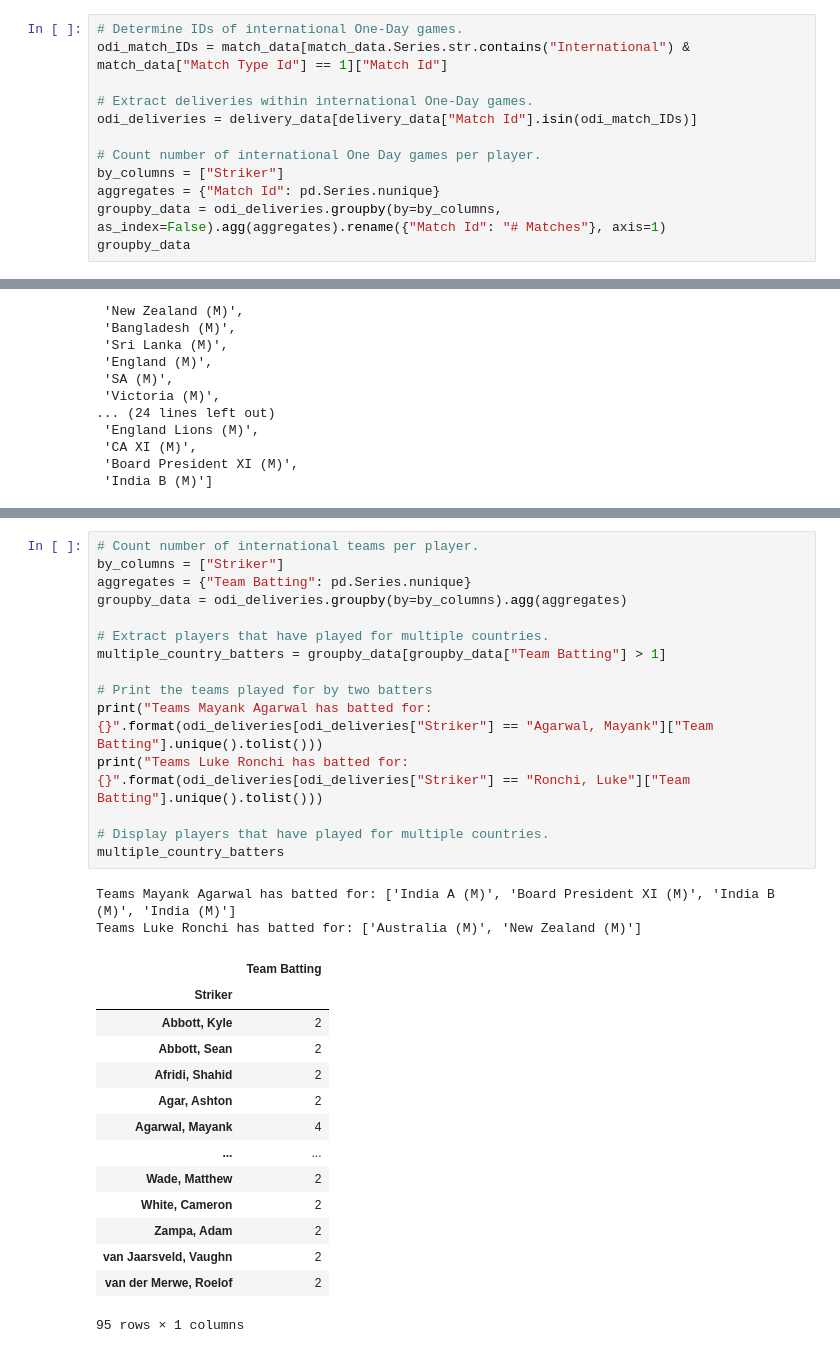
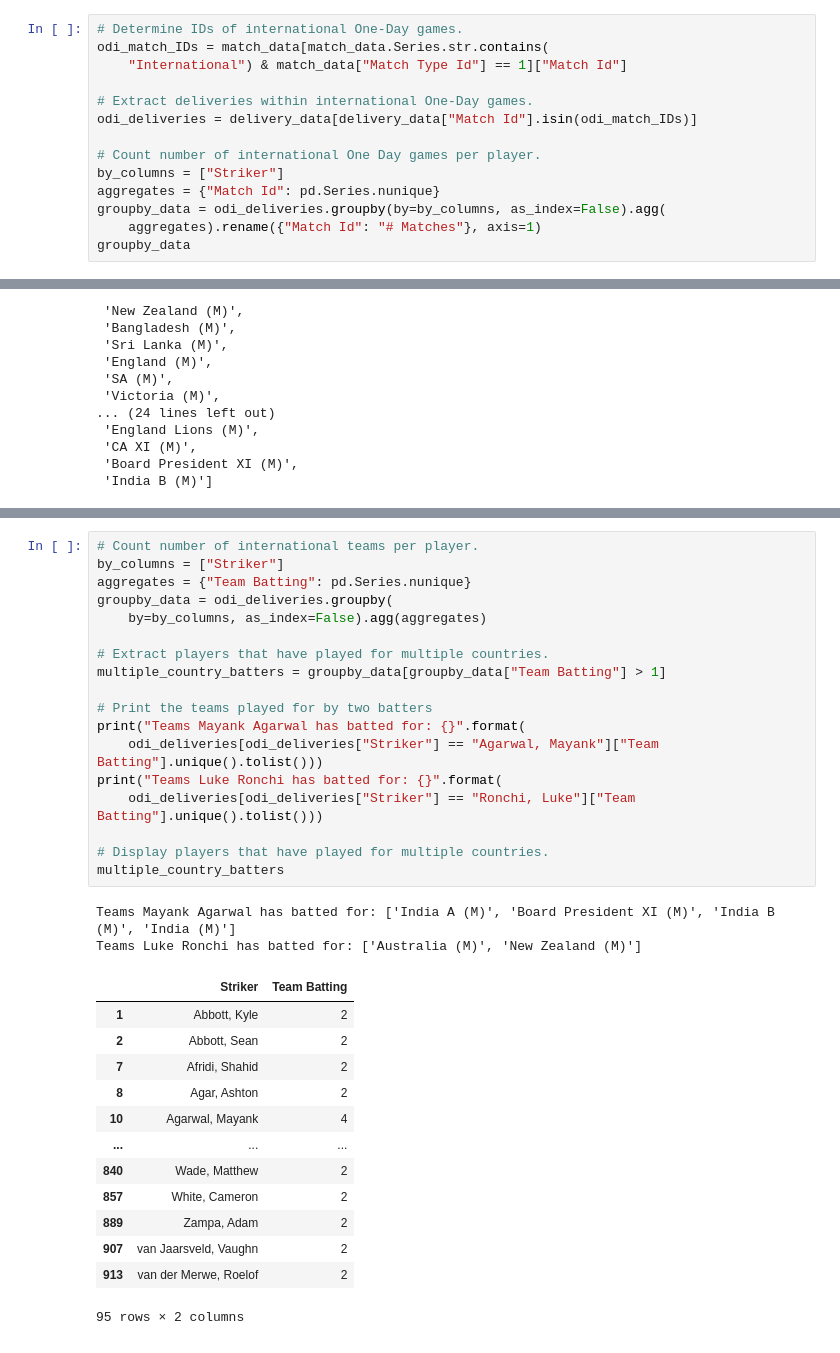
Before and after one commit to AlexKenna/Cricket-Analysis, a Jupyter notebook: notebooks/1_Data_Exploration.ipynb, the cells around one changed output, grey strips where cells are left out. Saved outputs shown, nothing was run; the diff lists cells and outputs as text.

```diff
--- a/notebooks/1_Data_Exploration.ipynb
+++ b/notebooks/1_Data_Exploration.ipynb
@@ -284,6 +283,7 @@ Here, we explore the batters that have played One-Day International cricket. It
 # %%
 # Determine IDs of international One-Day games.
-odi_match_IDs = match_data[match_data.Series.str.contains("International") & match_data["Match Type Id"] == 1]["Match Id"]
+odi_match_IDs = match_data[match_data.Series.str.contains(
+    "International") & match_data["Match Type Id"] == 1]["Match Id"]
 
 # Extract deliveries within international One-Day games.
 odi_deliveries = delivery_data[delivery_data["Match Id"].isin(odi_match_IDs)]
@@ -291,7 +291,8 @@ odi_deliveries = delivery_data[delivery_data["Match Id"].isin(odi_match_IDs)]
 # Count number of international One Day games per player.
 by_columns = ["Striker"]
 aggregates = {"Match Id": pd.Series.nunique}
-groupby_data = odi_deliveries.groupby(by=by_columns, as_index=False).agg(aggregates).rename({"Match Id": "# Matches"}, axis=1)
+groupby_data = odi_deliveries.groupby(by=by_columns, as_index=False).agg(
+    aggregates).rename({"Match Id": "# Matches"}, axis=1)
 groupby_data
 # %% [output]
 |  | Striker | # Matches |
@@ -339,32 +340,34 @@ An infrequent occurrence in the dataset is that of batters who have played for m
 # %%
 # Count number of international teams per player.
 by_columns = ["Striker"]
 aggregates = {"Team Batting": pd.Series.nunique}
-groupby_data = odi_deliveries.groupby(by=by_columns).agg(aggregates)
+groupby_data = odi_deliveries.groupby(
+    by=by_columns, as_index=False).agg(aggregates)
 
 # Extract players that have played for multiple countries.
 multiple_country_batters = groupby_data[groupby_data["Team Batting"] > 1]
 
 # Print the teams played for by two batters
-print("Teams Mayank Agarwal has batted for: {}".format(odi_deliveries[odi_deliveries["Striker"] == "Agarwal, Mayank"]["Team Batting"].unique().tolist()))
-print("Teams Luke Ronchi has batted for: {}".format(odi_deliveries[odi_deliveries["Striker"] == "Ronchi, Luke"]["Team Batting"].unique().tolist()))
+print("Teams Mayank Agarwal has batted for: {}".format(
+    odi_deliveries[odi_deliveries["Striker"] == "Agarwal, Mayank"]["Team Batting"].unique().tolist()))
+print("Teams Luke Ronchi has batted for: {}".format(
+    odi_deliveries[odi_deliveries["Striker"] == "Ronchi, Luke"]["Team Batting"].unique().tolist()))
 
 # Display players that have played for multiple countries.
 multiple_country_batters
 # %% [output]
 Teams Mayank Agarwal has batted for: ['India A (M)', 'Board President XI (M)', 'India B (M)', 'India (M)']
 Teams Luke Ronchi has batted for: ['Australia (M)', 'New Zealand (M)']
-|  | Team Batting |
-| Striker |  |
-| Abbott, Kyle | 2 |
-| Abbott, Sean | 2 |
-| Afridi, Shahid | 2 |
-| Agar, Ashton | 2 |
-| Agarwal, Mayank | 4 |
-| ... | ... |
-| Wade, Matthew | 2 |
-| White, Cameron | 2 |
-| Zampa, Adam | 2 |
-| van Jaarsveld, Vaughn | 2 |
-| van der Merwe, Roelof | 2 |
+|  | Striker | Team Batting |
+| 1 | Abbott, Kyle | 2 |
+| 2 | Abbott, Sean | 2 |
+| 7 | Afridi, Shahid | 2 |
+| 8 | Agar, Ashton | 2 |
+| 10 | Agarwal, Mayank | 4 |
+| ... | ... | ... |
+| 840 | Wade, Matthew | 2 |
+| 857 | White, Cameron | 2 |
+| 889 | Zampa, Adam | 2 |
+| 907 | van Jaarsveld, Vaughn | 2 |
+| 913 | van der Merwe, Roelof | 2 |
-95 rows × 1 columns
+95 rows × 2 columns
```
Also changed, not shown: parts of 22 cells of this notebook, 6 other files.
